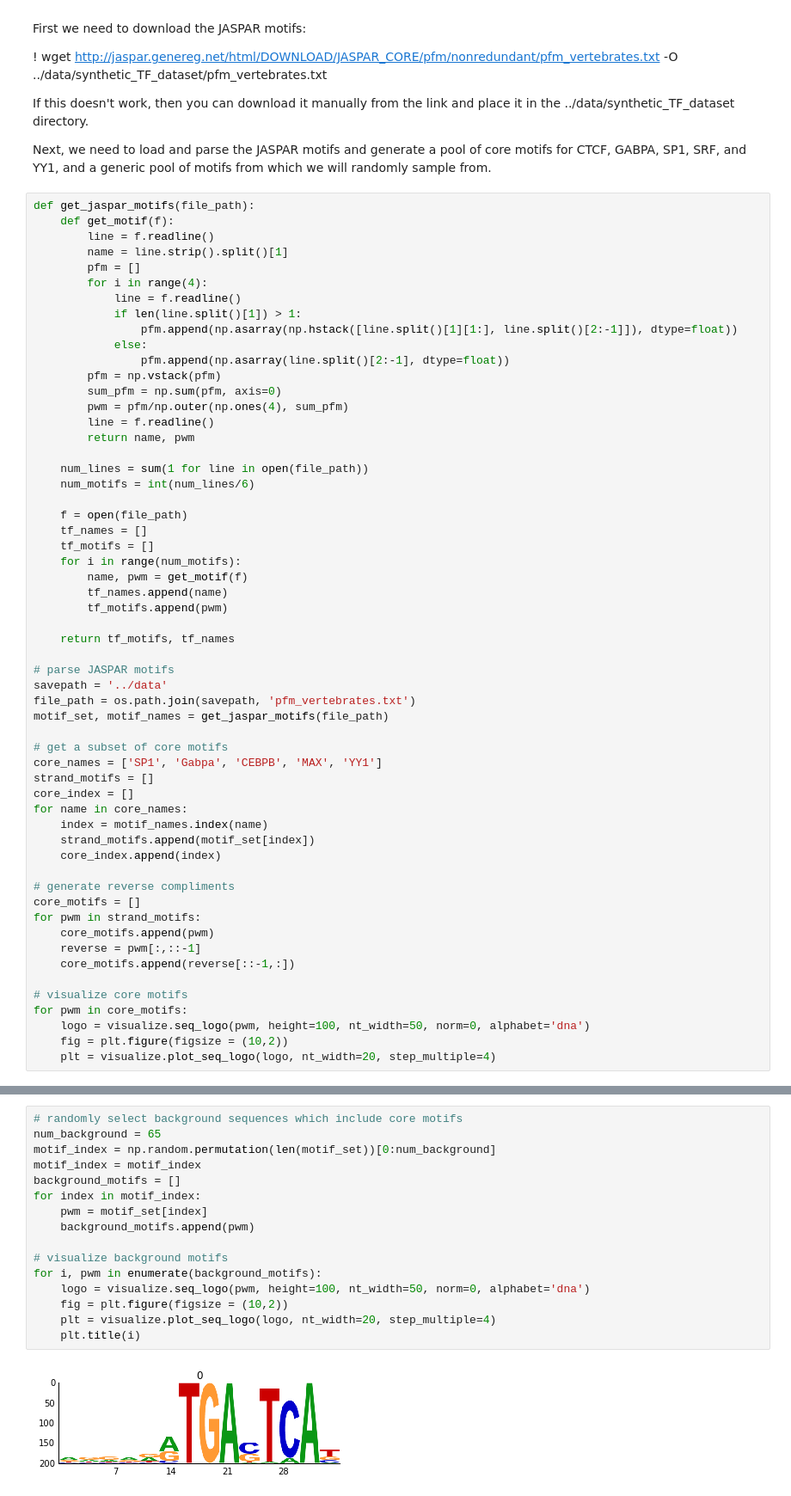
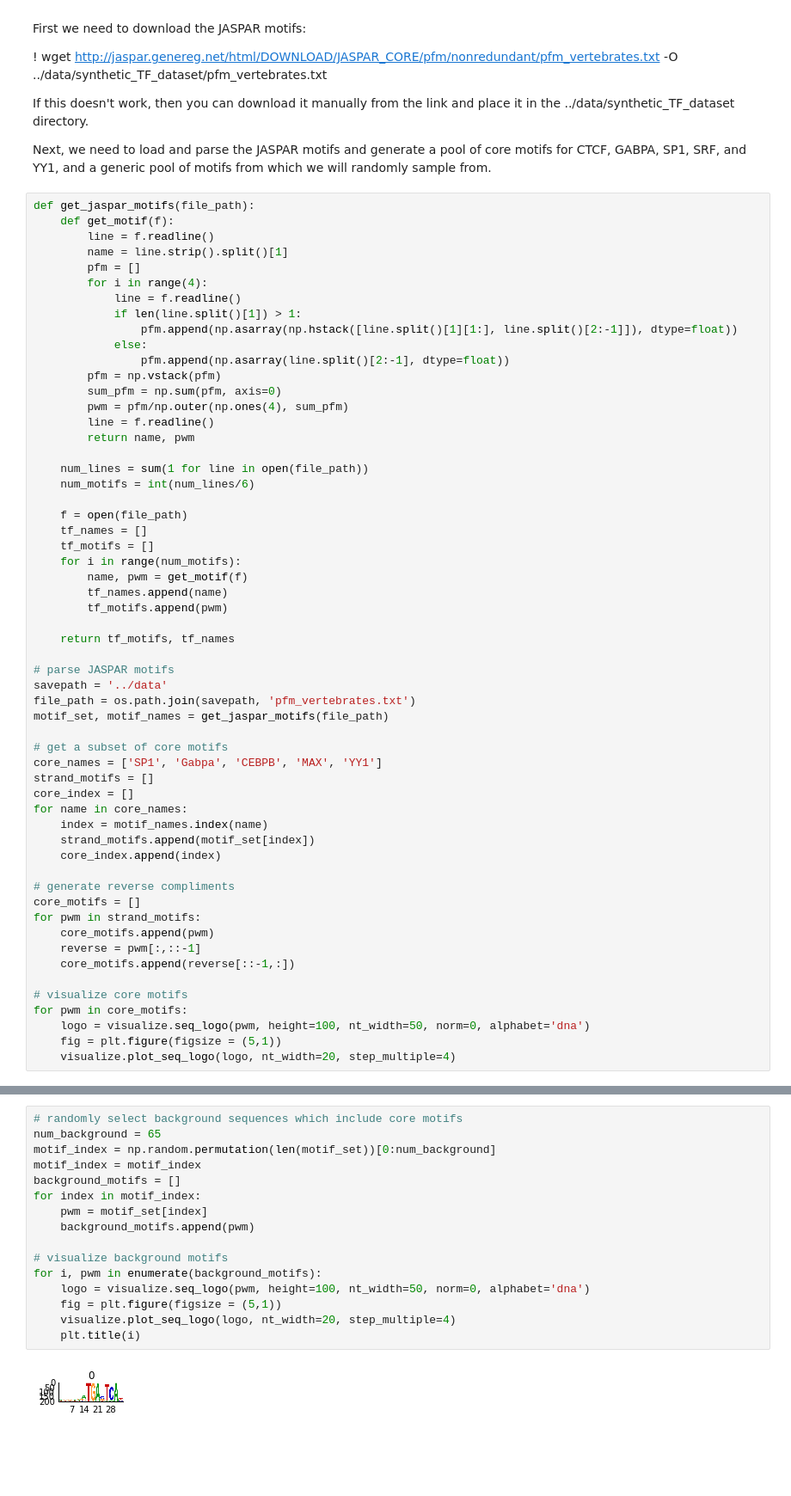
Before and after one commit to steffanpaul/uncovering_regulatory_codes, a Jupyter notebook: code/Generate_Synthetic_Dataset.ipynb, the cells around one changed output, grey strips where cells are left out. Shown: that part at 86% size. Cells and saved outputs as stored; diff of their text form; blank space fills up the shorter version.

```diff
--- a/code/Generate_Synthetic_Dataset.ipynb
+++ b/code/Generate_Synthetic_Dataset.ipynb
@@ -82,5 +81,5 @@ for pwm in strand_motifs:
 # visualize core motifs
 for pwm in core_motifs:
     logo = visualize.seq_logo(pwm, height=100, nt_width=50, norm=0, alphabet='dna')
-    fig = plt.figure(figsize = (10,2))
-    plt = visualize.plot_seq_logo(logo, nt_width=20, step_multiple=4)
+    fig = plt.figure(figsize = (5,1))
+    visualize.plot_seq_logo(logo, nt_width=20, step_multiple=4)
@@ -87,18 +97,18 @@ for pwm in core_motifs:
 # %%
 # randomly select background sequences which include core motifs
 num_background = 65
 motif_index = np.random.permutation(len(motif_set))[0:num_background]
 motif_index = motif_index
 background_motifs = []
 for index in motif_index:
     pwm = motif_set[index]
     background_motifs.append(pwm)
 
 # visualize background motifs
 for i, pwm in enumerate(background_motifs):
     logo = visualize.seq_logo(pwm, height=100, nt_width=50, norm=0, alphabet='dna')
-    fig = plt.figure(figsize = (10,2))
-    plt = visualize.plot_seq_logo(logo, nt_width=20, step_multiple=4)
+    fig = plt.figure(figsize = (5,1))
+    visualize.plot_seq_logo(logo, nt_width=20, step_multiple=4)
     plt.title(i)
 # %% [output]
-[figure, old version]
+[figure, new version]
```
Also changed, not shown: parts of 7 cells of this notebook, 12 other files.
